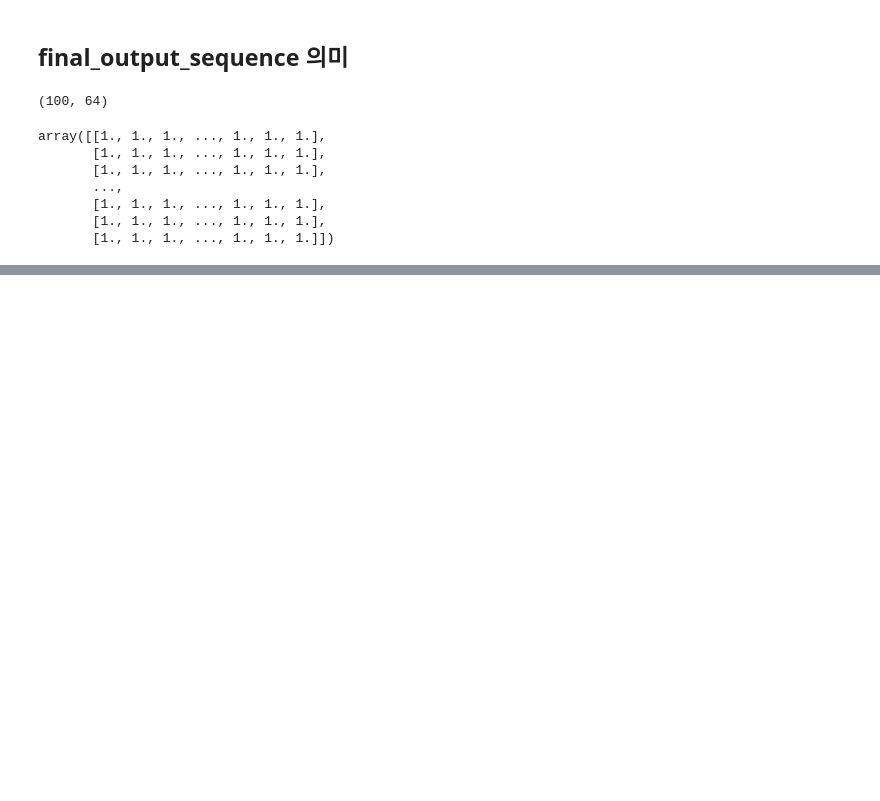
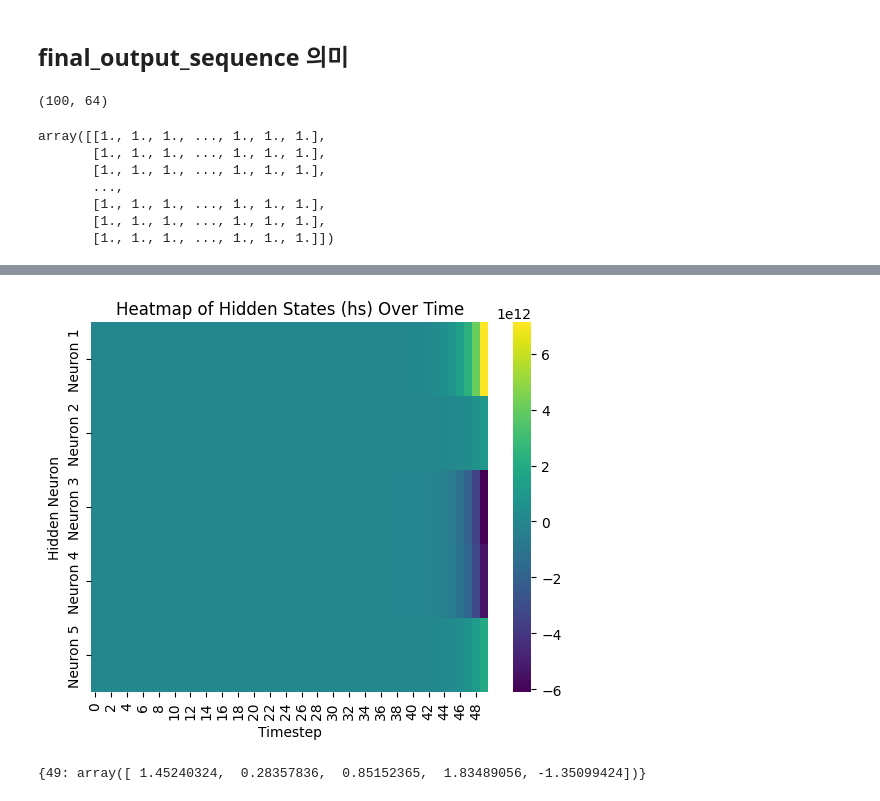
Before and after one commit to ancestor9/2025_Winter_Deep-Learning-with-TensorFlow, a Jupyter notebook: 20260121_05_RNN/Understanding_of_RNN.ipynb, the cells around one changed output, grey strips where cells are left out. Saved outputs shown, nothing was run; the diff lists cells and outputs as text; code cells hidden in the pictures; blank space fills up the shorter version.

```diff
--- a/20260121_05_RNN/Understanding_of_RNN.ipynb
+++ b/20260121_05_RNN/Understanding_of_RNN.ipynb
@@ -155,0 +248,23 @@ array([[1., 1., 1., ..., 1., 1., 1.],
+# %%
+# Extract hidden states into a list, excluding the initial hs[-1]
+states_list = [ss[t] for t in range(T)]
+
+# Convert the list of hidden states to a numpy array
+states_array = np.array(states_list)
+
+# Plotting the heatmap
+sns.heatmap(states_array.T, cmap='viridis', yticklabels=[f'Neuron {i+1}' for i in range(H)])
+plt.xlabel('Timestep')
+plt.ylabel('Hidden Neuron')
+plt.title('Heatmap of Hidden States (hs) Over Time')
+plt.show()
+# %% [output]
+[figure, added]
+# %%
+# --- RNN 역전파 ---
+dhs = {} # 은닉 상태에 대한 기울기(gradient)
+dss = {} # 활성화 함수 전 상태에 대한 기울기
+dhs[T-1] = np.random.randn(H) # 마지막 단계에서 무작위 기울기로 시작
+dhs
+# %% [output]
+{49: array([ 1.45240324,  0.28357836,  0.85152365,  1.83489056, -1.35099424])}
```
Also changed, not shown: parts of 9 cells of this notebook.
